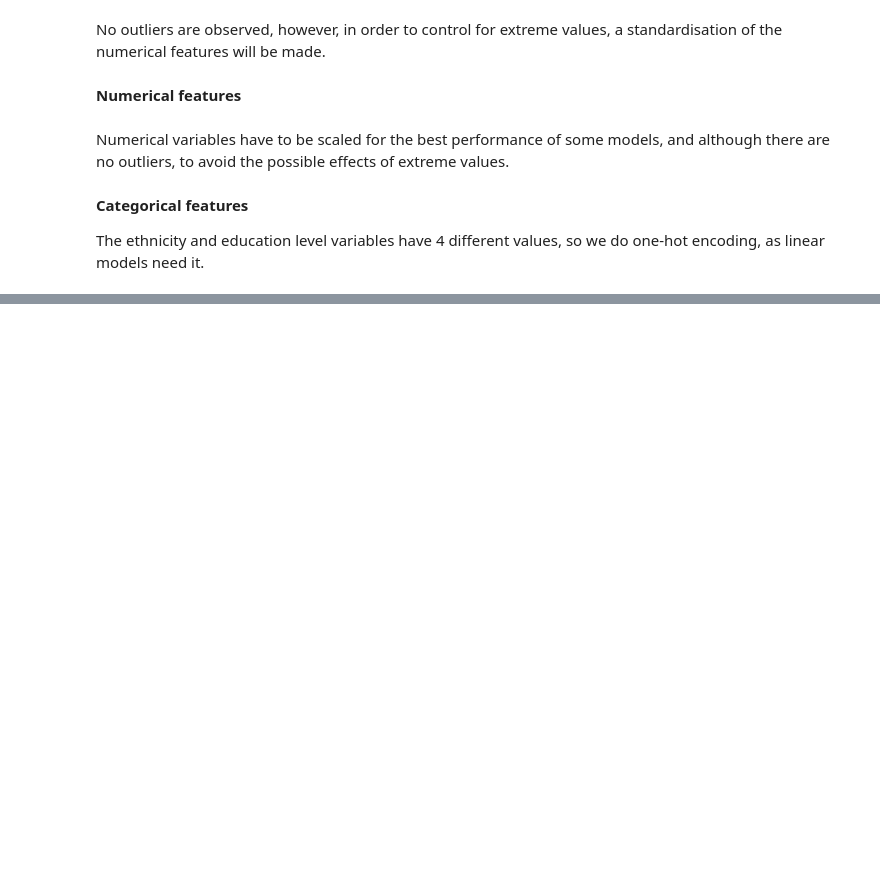
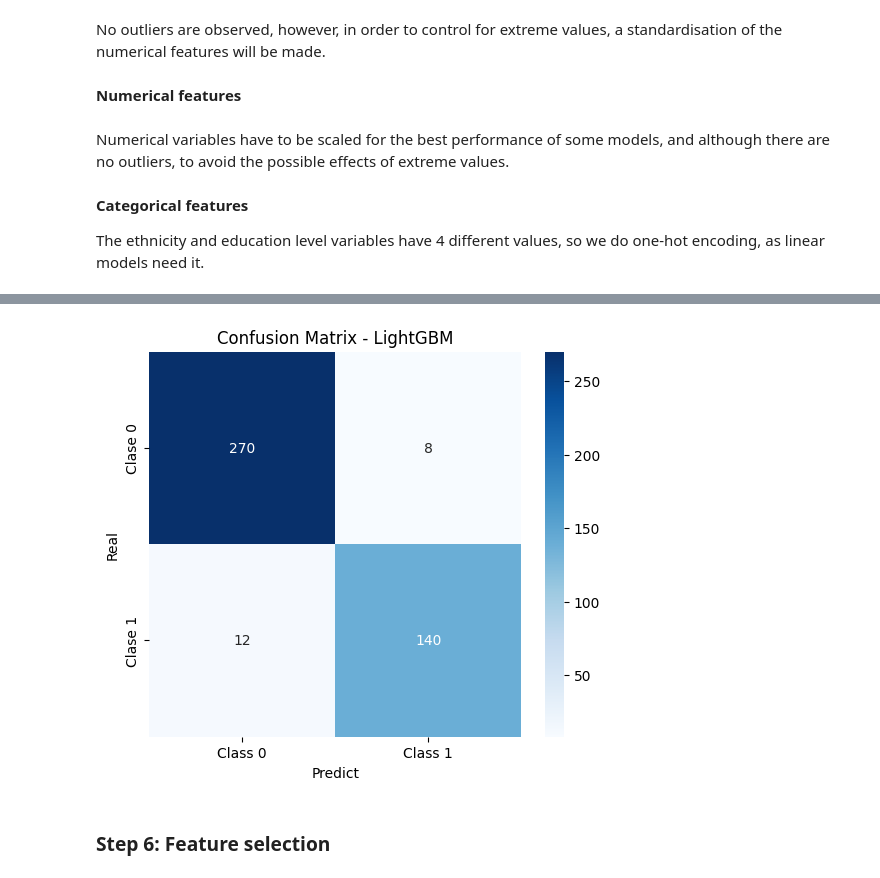
Before and after one commit to MartaaTebar/ML_Alzheimer_Disease, a Jupyter notebook: src/results_notebook/Results_ML_Alzheimer_Disease.ipynb, the cells around one changed output, grey strips where cells are left out. Cells and saved outputs as stored; diff of their text form; code cells hidden in the pictures; blank space fills up the shorter version.

Commit message:
step 4 5 6

```diff
--- a/src/results_notebook/Results_ML_Alzheimer_Disease.ipynb
+++ b/src/results_notebook/Results_ML_Alzheimer_Disease.ipynb
@@ -308,0 +313,5 @@ df_alzheimer = pd.get_dummies(df_alzheimer, columns=categorical_cols, drop_first
+# %%
+X = df_alzheimer.drop(columns=["Diagnosis"])  # avoiding target
+y = df_alzheimer["Diagnosis"]  # target
+
+X_train, X_test, y_train, y_test = train_test_split(X, y, test_size=0.2, random_state=42, stratify=y)
@@ -308,0 +419,30 @@ df_alzheimer = pd.get_dummies(df_alzheimer, columns=categorical_cols, drop_first
+# %%
+# Define the hyperparameters
+
+param_grid = {
+    "LightGBM": {
+        "n_estimators": [100, 200, 300],
+        "learning_rate": [0.01, 0.1, 0.2],
+        "max_depth": [-1, 10, 20]
+    }
+}
+# %%
+# Train this model in order to extract the best hyperparameters
+best_models = {}
+best_params = {}
+
+model_name = "LightGBM"
+model = lgb.LGBMClassifier()
+
+# Use GridSearch with cross val
+grid_search = GridSearchCV(model, param_grid[model_name],
+                           scoring="recall", cv=5, verbose=1, n_jobs=-1)
+
+grid_search.fit(X_train, y_train)
+
+# Save the model and the hyperparameters
+best_models[model_name] = grid_search.best_estimator_
+best_params[model_name] = grid_search.best_params_
+
+print(f"\nBest configuration for {model_name}: {grid_search.best_params_}")
+print(f"\nBest F1-score in cross-validation: {grid_search.best_score_}")
@@ -308,0 +469,8 @@ df_alzheimer = pd.get_dummies(df_alzheimer, columns=categorical_cols, drop_first
+# %%
+best_lgb = lgb.LGBMClassifier(**best_params['LightGBM'])
+best_lgb.fit(X_train, y_train)
+y_pred_lgb = best_lgb.predict(X_test)
+
+print("LightGBM - Classification Report")
+print(classification_report(y_test, y_pred_lgb))
+print(f"F1 Score: {f1_score(y_test, y_pred_lgb)}")
@@ -308,0 +495,6 @@ df_alzheimer = pd.get_dummies(df_alzheimer, columns=categorical_cols, drop_first
+# %%
+plot_confusion_matrix(y_test, y_pred_lgb, "LightGBM")
+# %% [output]
+[figure, added]
+# %% [markdown]
+### Step 6: Feature selection
```
Also changed, not shown: parts of 24 cells of this notebook, 1 other file.
